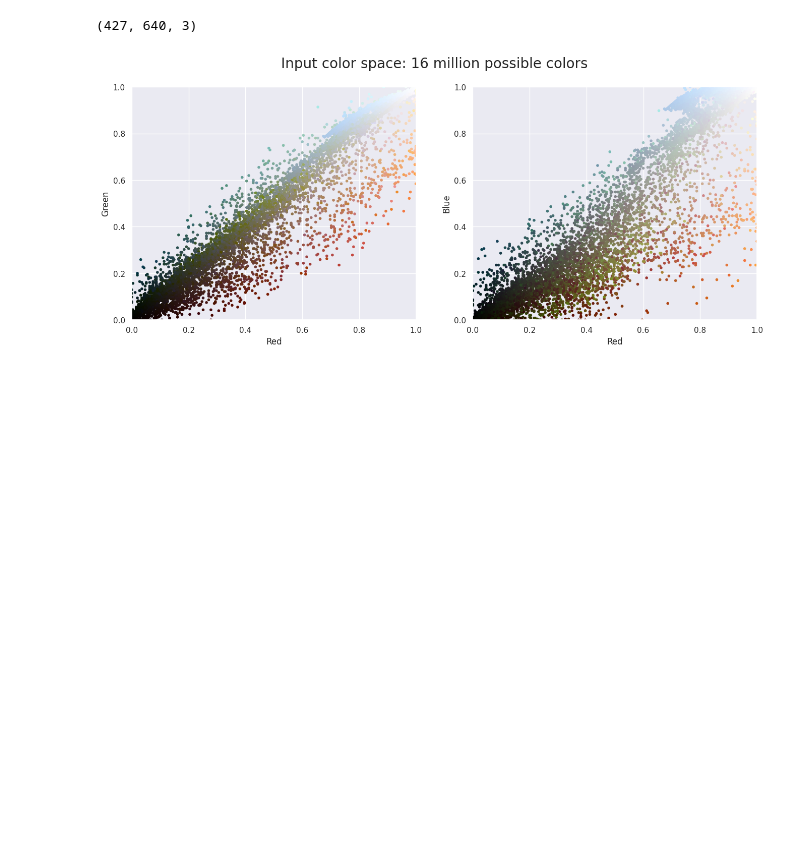
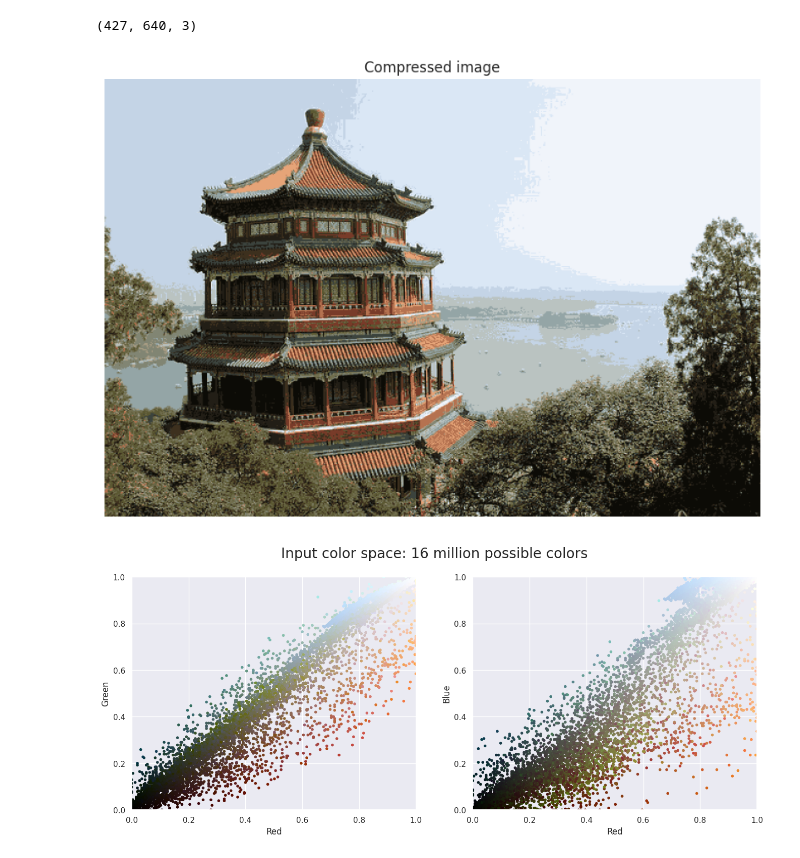
Before and after one commit to tofighi/tutorials, a Jupyter notebook: AI/Clustering.ipynb, the cells around one changed output. Saved outputs shown, nothing was run; the diff lists cells and outputs as text; code cells hidden in the pictures; blank space fills up the shorter version.

```diff
--- a/AI/Clustering.ipynb
+++ b/AI/Clustering.ipynb
@@ -398,6 +398,13 @@ ax.imshow(china);
 china.shape
 # %% [output]
 (427, 640, 3)
+# %%
+fig, ax = plt.subplots(1, 1, figsize=(10, 10))
+ax.imshow(new_colors.reshape(china.shape))
+ax.set_title("Compressed image")
+ax.axis('off');
+# %% [output]
+[figure, added]
 # %%
 def plot_pixels(data, title, colors=None, N=10000):
     if colors is None:
```
Also changed, not shown: parts of 2 cells of this notebook.
